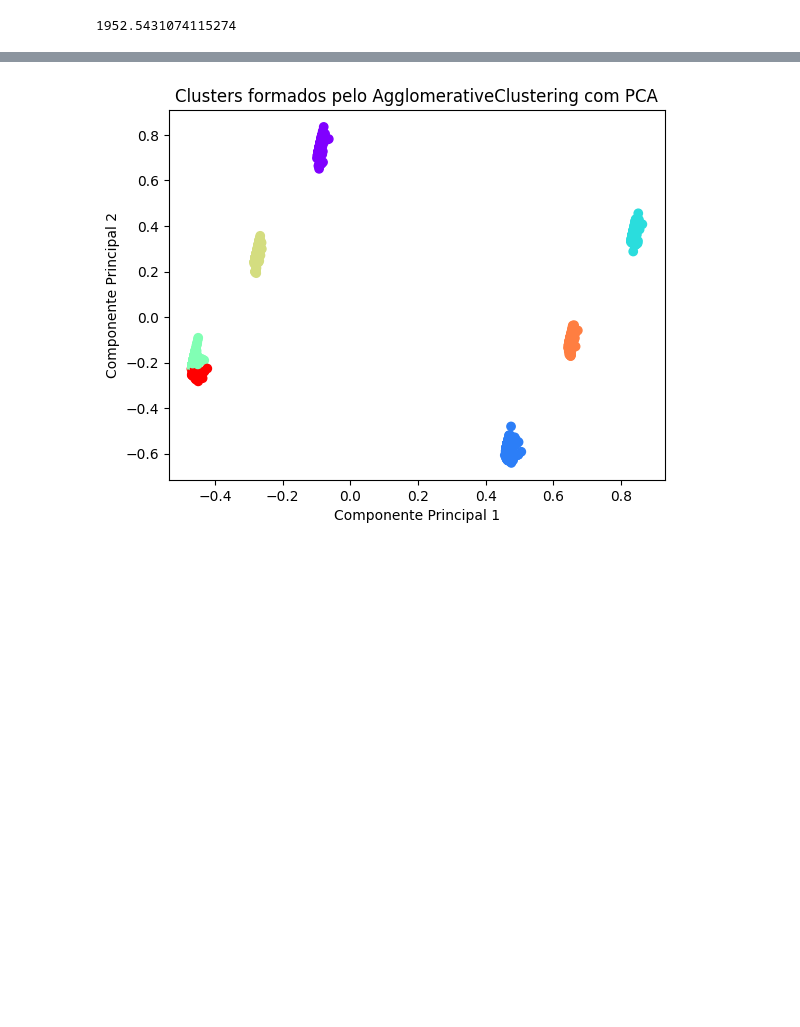
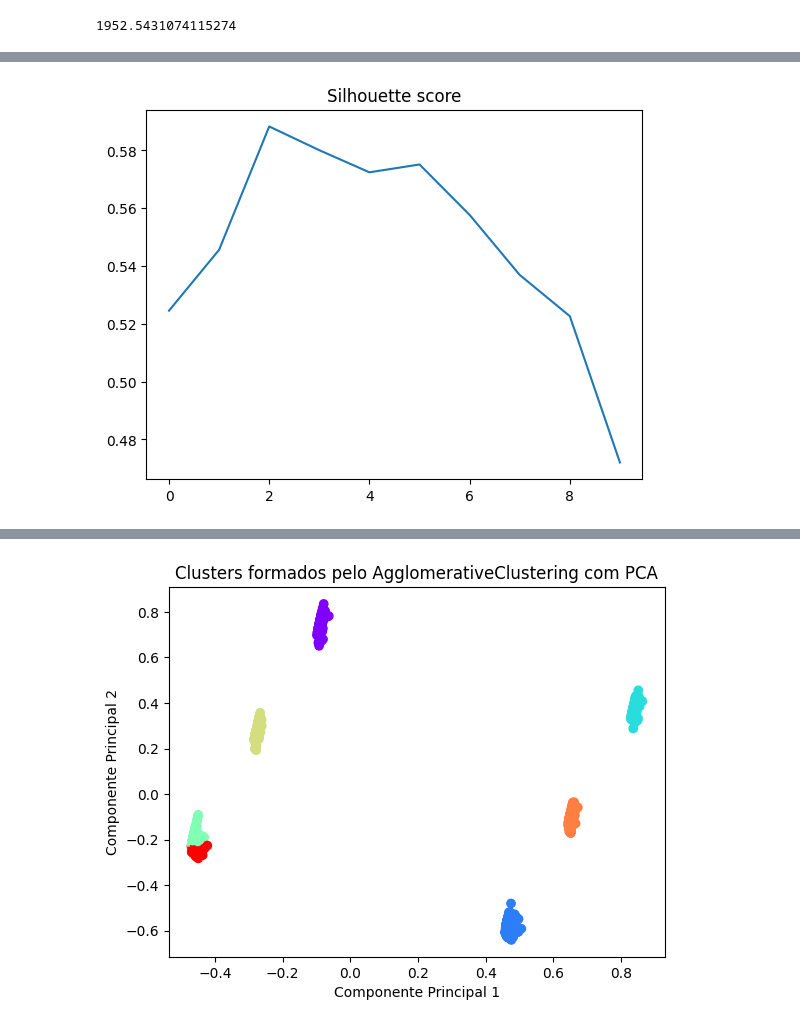
Before and after one commit to marcello10/Agrupamento_Hierarquico, a Jupyter notebook: hierachical_clustering.ipynb, the cells around one changed output, grey strips where cells are left out. Cells and saved outputs as stored; diff of their text form; code cells hidden in the pictures; blank space fills up the shorter version.

```diff
--- a/hierachical_clustering.ipynb
+++ b/hierachical_clustering.ipynb
@@ -225,0 +226,13 @@ plt.show()
+# %%
+max_cluster = 12
+cluster_silhouette_series = []
+for i in range(2,max_cluster):
+    # Suponha que você queira formar 4 clusters
+    clusters = fcluster(Z, i, criterion='maxclust')
+    shi_score = silhouette_score(X, clusters)
+    cluster_silhouette_series.append(shi_score)
+plt.plot(cluster_silhouette_series)
+plt.title("Silhouette score")
+plt.show()
+# %% [output]
+[figure, added]
```
Also changed, not shown: parts of 3 cells of this notebook.
